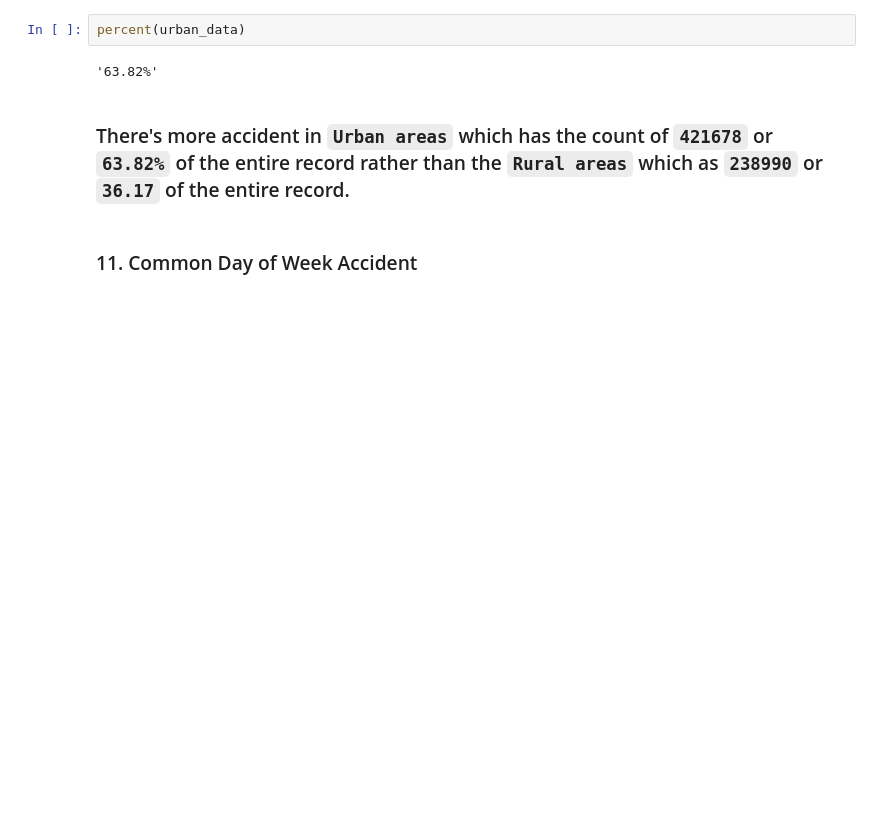
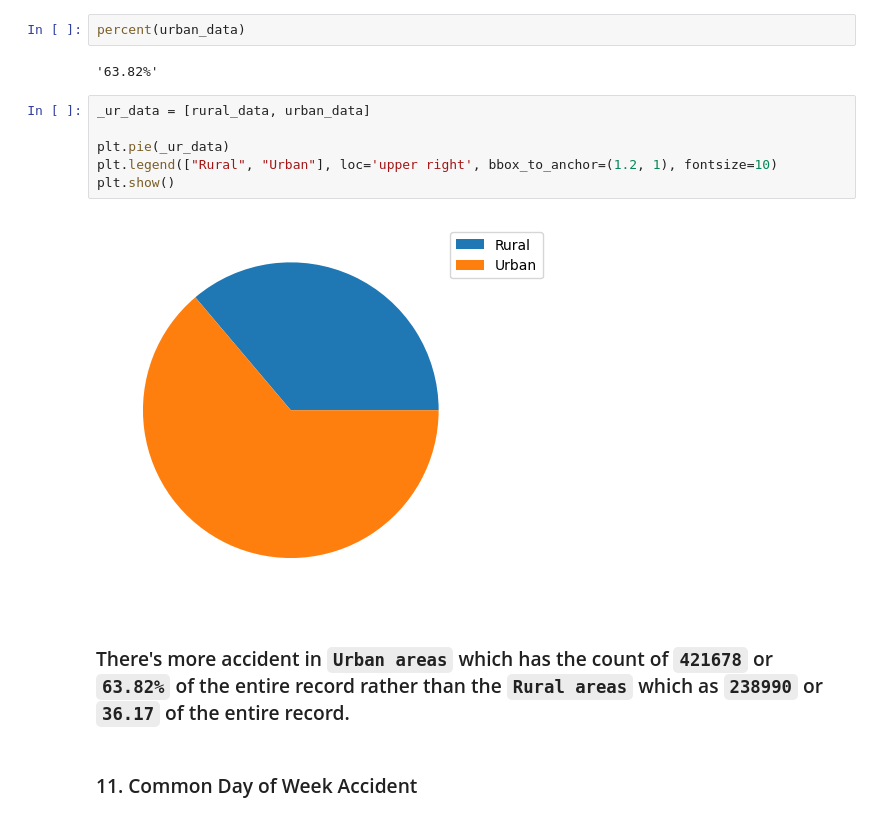
Before and after one commit to RyannKim327/Jupyter-Notebook, a Jupyter notebook: ITD - 3B/activity 4 na di pa sure.ipynb, the cells around one changed output. Saved outputs shown, nothing was run; the diff lists cells and outputs as text; blank space fills up the shorter version.

```diff
--- a/ITD - 3B/activity 4 - b.ipynb
+++ b/ITD - 3B/activity 4 na di pa sure.ipynb
@@ -380,6 +391,14 @@ percent(rural_data)
 percent(urban_data)
 # %% [output]
 '63.82%'
+# %%
+_ur_data = [rural_data, urban_data]
+
+plt.pie(_ur_data)
+plt.legend(["Rural", "Urban"], loc='upper right', bbox_to_anchor=(1.2, 1), fontsize=10)
+plt.show()
+# %% [output]
+[figure, added]
 # %% [markdown]
 ### There's more accident in `Urban areas` which has the count of `421678` or `63.82%` of the entire record rather than the `Rural areas` which as `238990` or `36.17` of the entire record.
 # %% [markdown]
```
Also changed, not shown: parts of 9 cells of this notebook, 3 other files.
